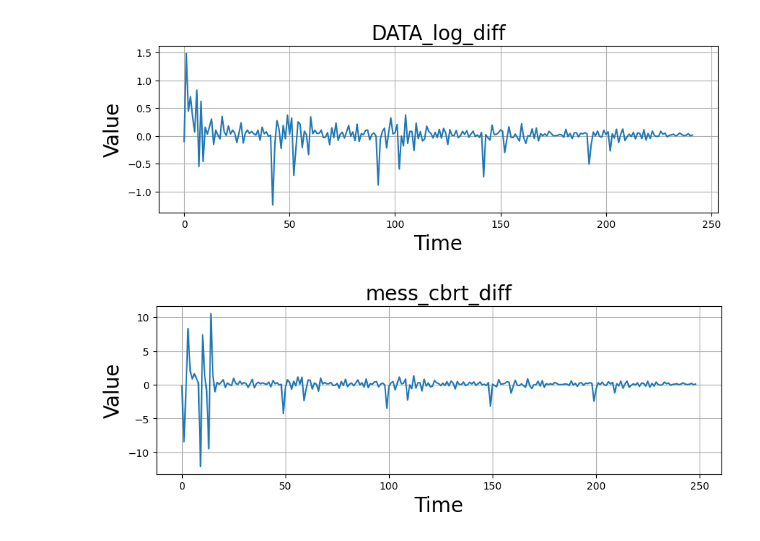
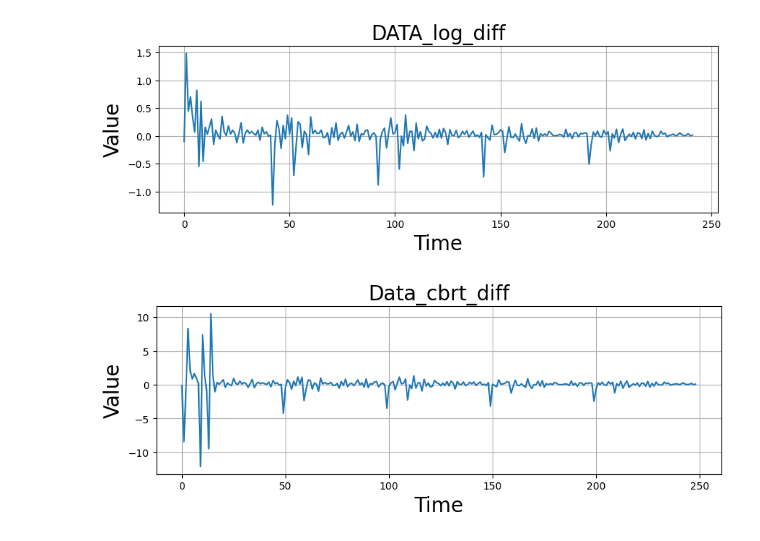
Before and after one commit to mirkovicUK/Time-Series-and-Convolutional-Neural-Network, a Jupyter notebook: cleaning.ipynb, the cells around one changed output. Drawn from its saved outputs; the diff is of its cells as text; code cells hidden in the pictures.

```diff
--- a/cleaning.ipynb
+++ b/cleaning.ipynb
@@ -64,9 +64,9 @@ plot_time_series(time=time, values=values_diff, label="DATA_log_diff")
 # %%
 #this is diff after cbrt
 time = np.arange(249)
 values_diff = values_cbrt.diff().dropna()
-plot_time_series(time=time, values=values_diff, label="mess_cbrt_diff")
+plot_time_series(time=time, values=values_diff, label="Data_cbrt_diff")
 # %% [output]
-[figure, old version]
+[figure, new version]
 # %%
 #Look only at last 60 months ( e.g. 5 years of data)
```
Also changed, not shown: parts of 1 cell of this notebook, 2 other files.
